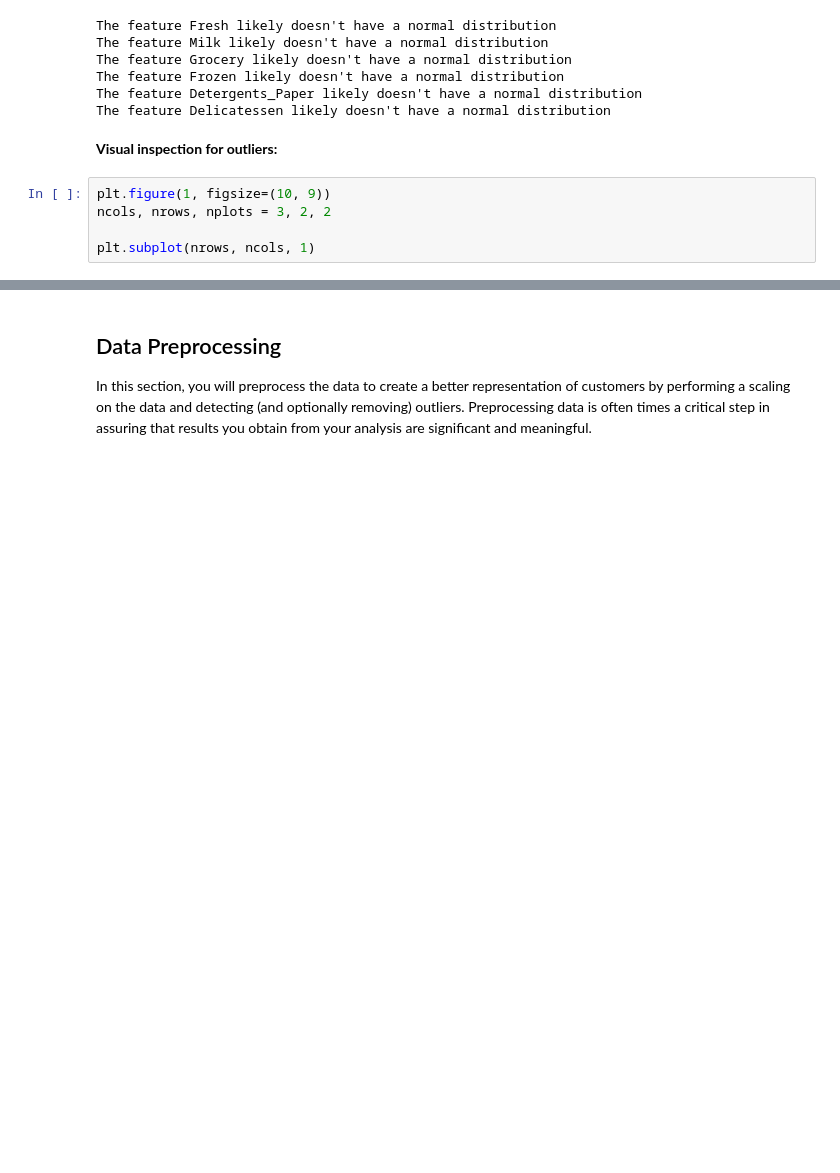
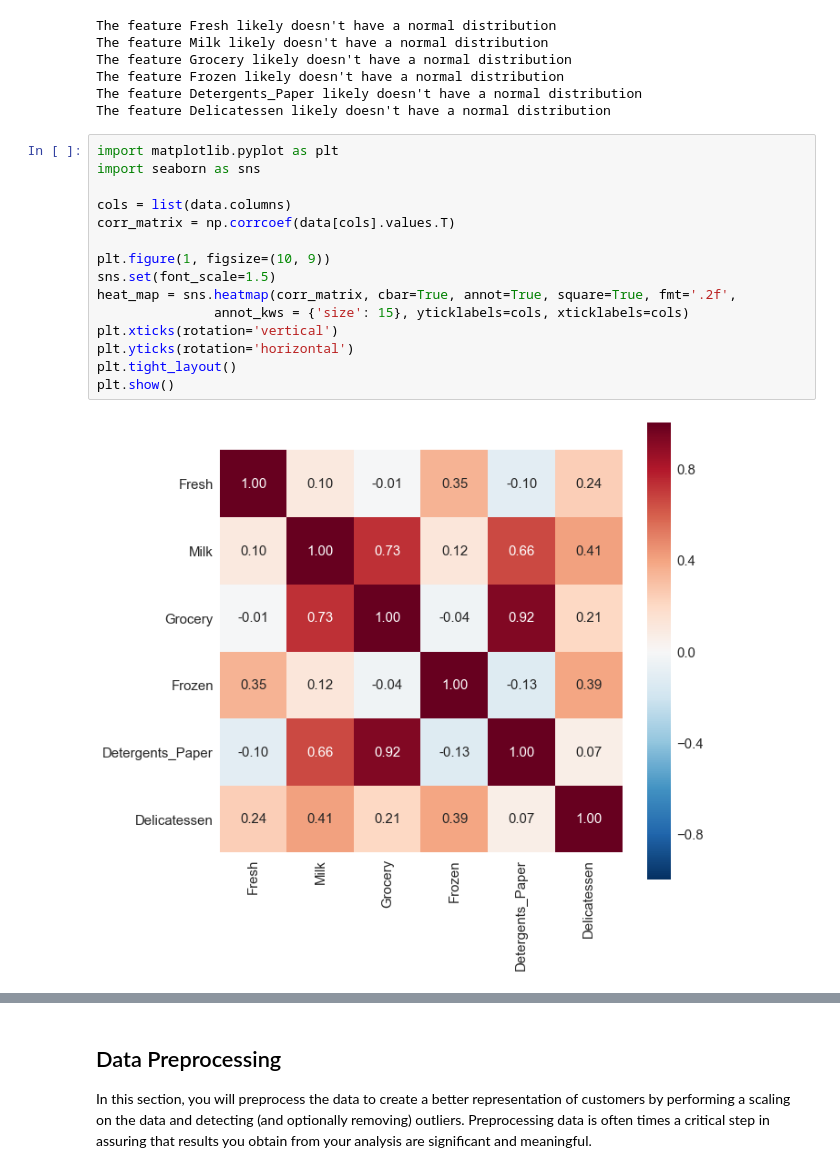
Before and after one commit to juanerolon/Customer-Segmentation-Analysis, a Jupyter notebook: customer_segments.ipynb, the cells around one changed output, grey strips where cells are left out. Saved outputs shown, nothing was run; the diff lists cells and outputs as text; blank space fills up the shorter version.

```diff
--- a/customer_segments.ipynb
+++ b/customer_segments.ipynb
@@ -196,10 +197,20 @@ The feature Grocery likely doesn't have a normal distribution
 The feature Frozen likely doesn't have a normal distribution
 The feature Detergents_Paper likely doesn't have a normal distribution
 The feature Delicatessen likely doesn't have a normal distribution
-# %% [markdown]
-**Visual inspection for outliers:**
-# %%
-plt.figure(1, figsize=(10, 9))
-ncols, nrows, nplots = 3, 2, 2
-
-plt.subplot(nrows, ncols, 1)
+# %%
+import matplotlib.pyplot as plt
+import seaborn as sns
+
+cols = list(data.columns)
+corr_matrix = np.corrcoef(data[cols].values.T)
+
+plt.figure(1, figsize=(10, 9))
+sns.set(font_scale=1.5)
+heat_map = sns.heatmap(corr_matrix, cbar=True, annot=True, square=True, fmt='.2f',
+               annot_kws = {'size': 15}, yticklabels=cols, xticklabels=cols)
+plt.xticks(rotation='vertical')
+plt.yticks(rotation='horizontal')
+plt.tight_layout()
+plt.show()
+# %% [output]
+[figure, added]
```
Also changed, not shown: parts of 8 cells of this notebook.
